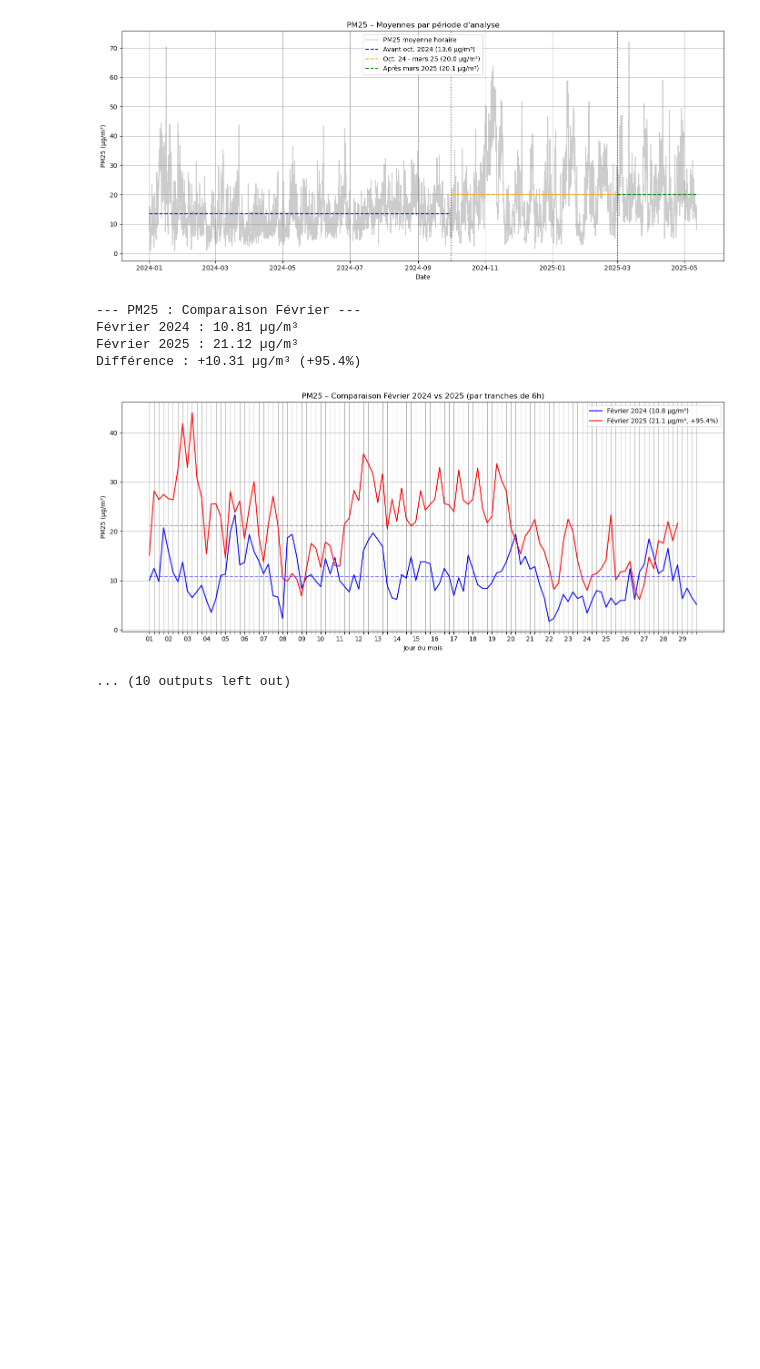
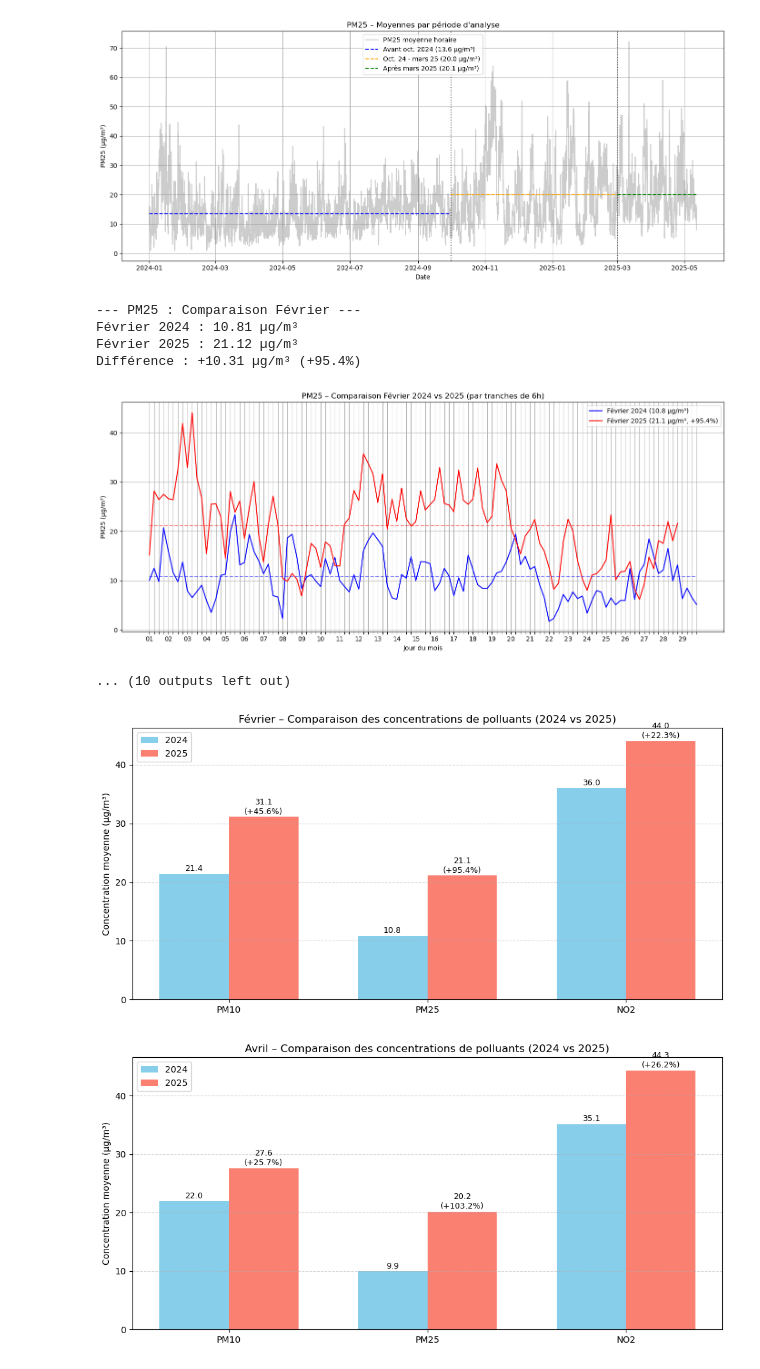
Before and after one commit to qgaillar/Design-Project, a Jupyter notebook: Comparaison_données_actuelles/comparaison_airparif.ipynb, the cells around one changed output. Cells and saved outputs as stored; diff of their text form; code cells hidden in the pictures; blank space fills up the shorter version.

Commit message:
rajout emissions polluant fev et avril spé

```diff
--- a/Comparaison_données_actuelles/comparaison_airparif.ipynb
+++ b/Comparaison_données_actuelles/comparaison_airparif.ipynb
@@ -3,6 +3,8 @@ import pandas as pd
 import os
 import matplotlib.pyplot as plt
 # %%
+comparaisons_polluants = {"Février": {}, "Avril": {}}
+
 def analyser_polluant_complet(nom_polluant: str, dossier_base: str = "data"):
     def to_6h_slot(dt): return dt.floor('6H')
 
@@ -80,6 +82,10 @@ def analyser_polluant_complet(nom_polluant: str, dossier_base: str = "data"):
 
         m_2024 = g_2024[f"{nom_polluant}_moyenne"].mean()
         m_2025 = g_2025[f"{nom_polluant}_moyenne"].mean()
+
+        # Enregistrement des moyennes dans la variable globale
+        comparaisons_polluants[nom_mois][nom_polluant] = (m_2024, m_2025)
+
         delta = ((m_2025 - m_2024) / m_2024) * 100
 
         leg_2024 = f"{nom_mois} 2024 ({m_2024:.1f} µg/m³)"
@@ -142,3 +148,32 @@ Février 2025 : 21.12 µg/m³
 Différence : +10.31 µg/m³ (+95.4%)
 [figure]
 ... (10 outputs left out)
+# %%
+for mois in ["Février", "Avril"]:
+    labels = list(comparaisons_polluants[mois].keys())
+    valeurs_2024 = [comparaisons_polluants[mois][p][0] for p in labels]
+    valeurs_2025 = [comparaisons_polluants[mois][p][1] for p in labels]
+
+    x = range(len(labels))
+    width = 0.35
+
+    plt.figure(figsize=(10, 5))
+    bars1 = plt.bar([i - width/2 for i in x], valeurs_2024, width, label="2024", color='skyblue')
+    bars2 = plt.bar([i + width/2 for i in x], valeurs_2025, width, label="2025", color='salmon')
+
+    # Ajouter texte au-dessus des barres
+    for i, (v2024, v2025) in enumerate(zip(valeurs_2024, valeurs_2025)):
+        delta = ((v2025 - v2024) / v2024) * 100
+        plt.text(i - width/2, v2024 + 0.5, f"{v2024:.1f}", ha='center', fontsize=9)
+        plt.text(i + width/2, v2025 + 0.5, f"{v2025:.1f}\n({delta:+.1f}%)", ha='center', fontsize=9)
+
+    plt.ylabel("Concentration moyenne (µg/m³)")
+    plt.title(f"{mois} – Comparaison des concentrations de polluants (2024 vs 2025)")
+    plt.xticks(ticks=x, labels=labels)
+    plt.legend()
+    plt.grid(axis='y', linestyle='--', alpha=0.5)
+    plt.tight_layout()
+    plt.show()
+# %% [output]
+[figure, added]
+[figure, added]
```
Also changed, not shown: parts of 1 cell of this notebook.
